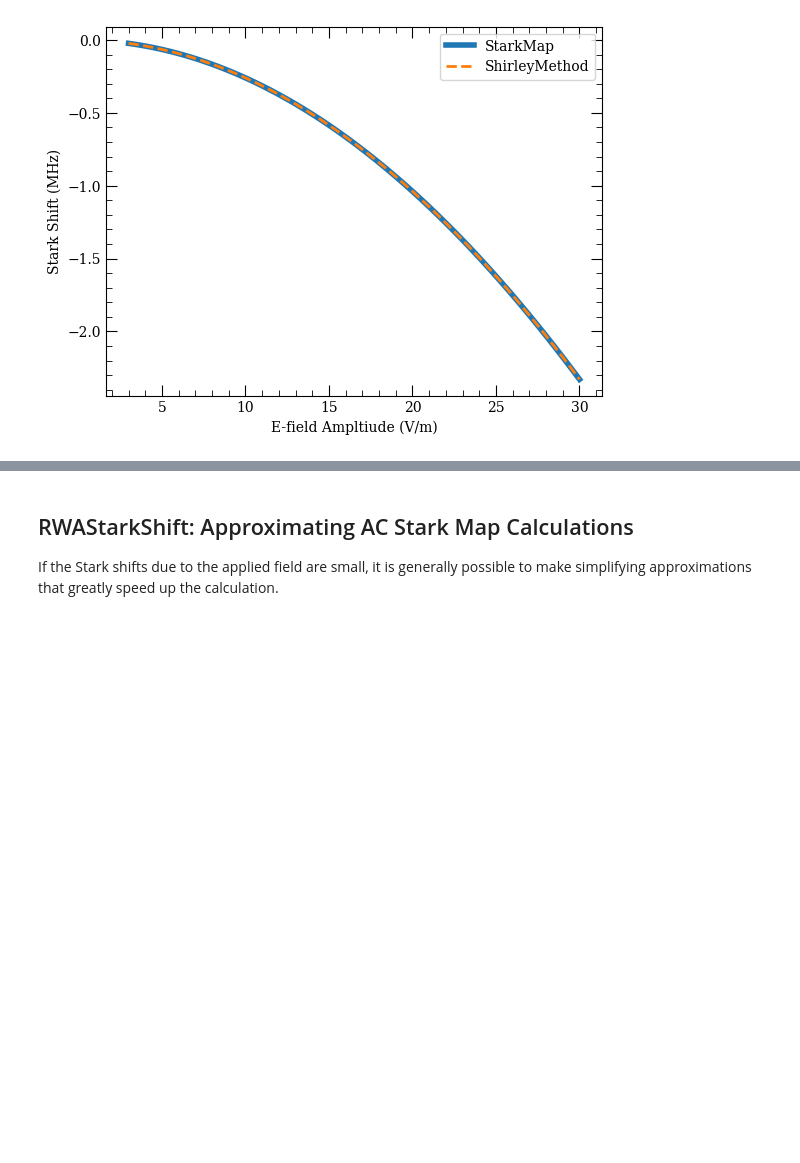
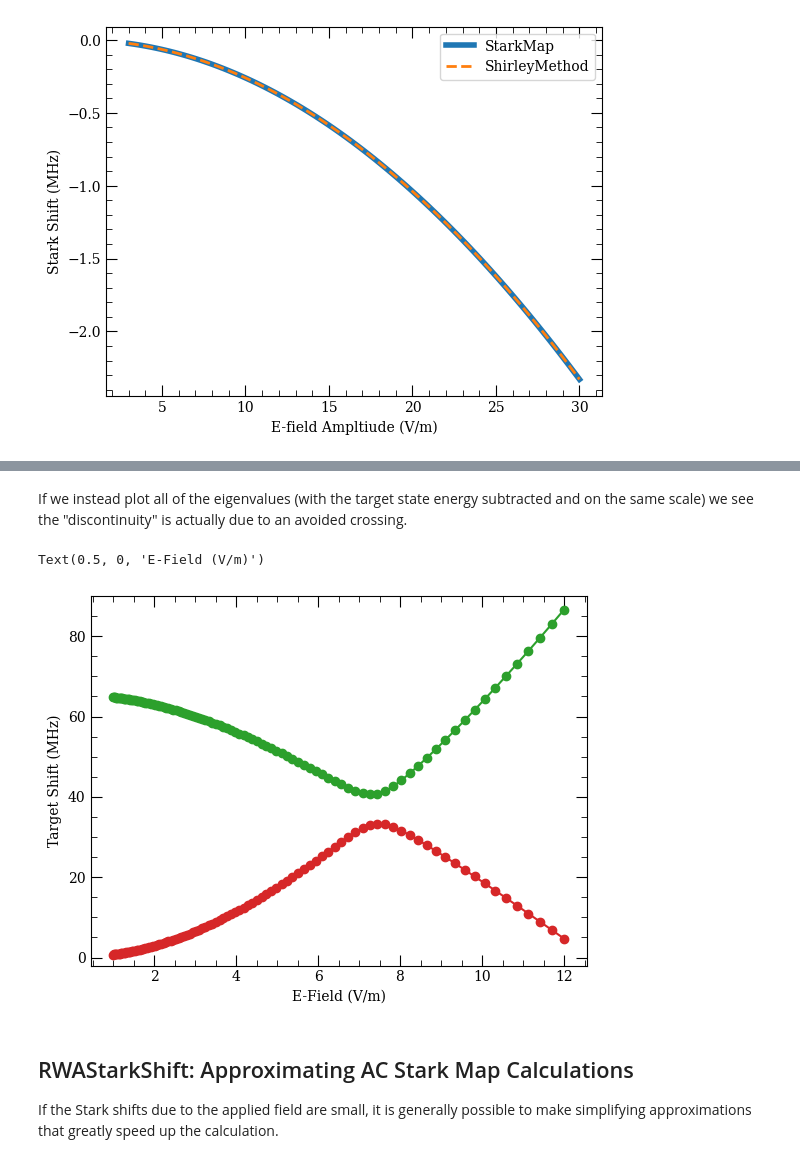
Before and after one commit to nikolasibalic/ARC-Alkali-Rydberg-Calculator, a Jupyter notebook: doc/AC_Stark_primer.ipynb, the cells around one changed output, grey strips where cells are left out. Drawn from its saved outputs; the diff is of its cells as text; code cells hidden in the pictures; blank space fills up the shorter version.

```diff
--- a/doc/AC_Stark_primer.ipynb
+++ b/doc/AC_Stark_primer.ipynb
@@ -303,3 +375,16 @@ ax.legend()
+# %% [markdown]
+If we instead plot all of the eigenvalues (with the target state energy subtracted and on the same scale) we see the "discontinuity" is actually due to an avoided crossing.
+# %%
+fig, ax = plt.subplots(1)
+
+ax.plot(Efields, (calc.targetEnergy - calc.eigs)*1e-6, 'o-')
+
+ax.set_ylim((-2, 90))
+ax.set_ylabel('Target Shift (MHz)')
+ax.set_xlabel('E-Field (V/m)')
+# %% [output]
+Text(0.5, 0, 'E-Field (V/m)')
+[figure, added]
 # %% [markdown]
 ## RWAStarkShift: Approximating AC Stark Map Calculations ##
 
```
Also changed, not shown: parts of 18 cells of this notebook.
